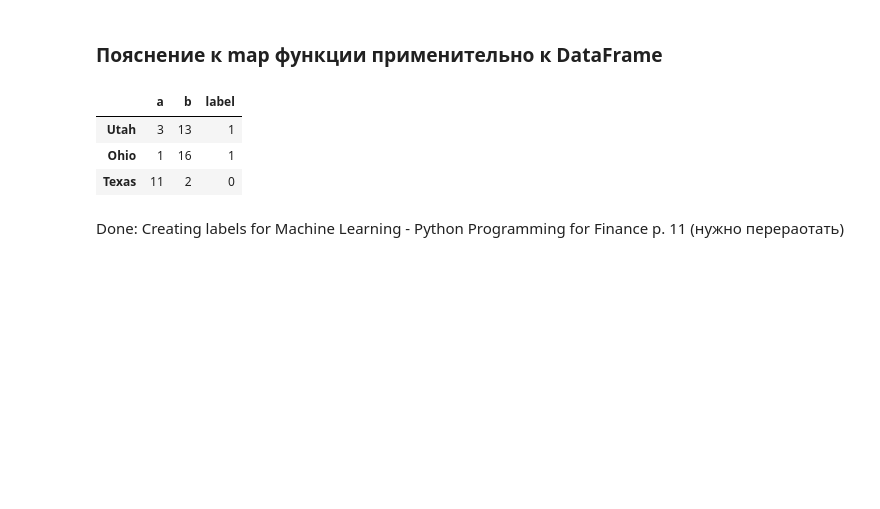
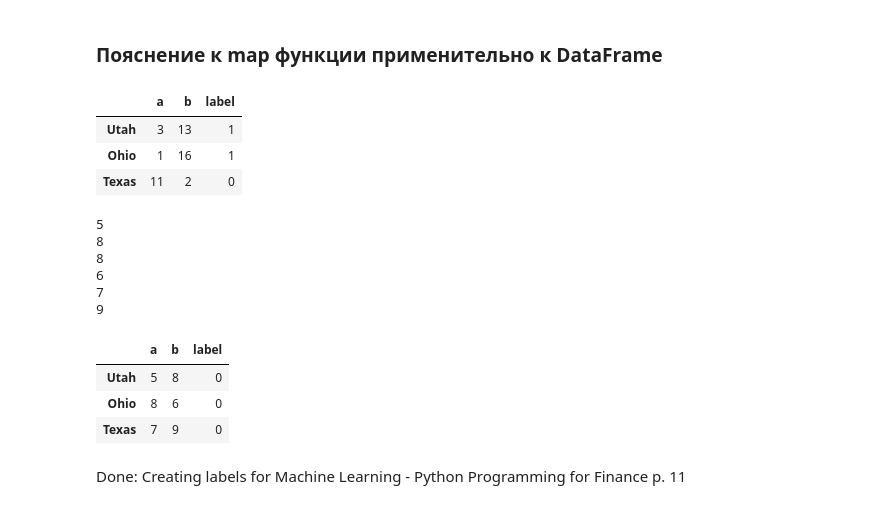
Before and after one commit to balobinp/Finance_sentdex_Python_Programming, a Jupyter notebook: Finance_sentdex_Python_Programming_for_Finance.ipynb, the cells around one changed output. Saved outputs shown, nothing was run; the diff lists cells and outputs as text; code cells hidden in the pictures; blank space fills up the shorter version.

```diff
--- a/Finance_sentdex_Python_Programming_for_Finance.ipynb
+++ b/Finance_sentdex_Python_Programming_for_Finance.ipynb
@@ -377,7 +399,35 @@ test_df
 | Utah | 3 | 13 | 1 |
 | Ohio | 1 | 16 | 1 |
 | Texas | 11 | 2 | 0 |
+# %%
+#В данном примере если хоть одно из значений переданных колонок больше requirement, то функця вернет 1,
+#если хоть одно из значений переданных колонок меньше -requirement, то функция вернет -1
+from pandas import Series, DataFrame
+import numpy as np
+test_df=DataFrame(np.random.randint(1,17,size=6).reshape((3,2)) ,columns=list('ab'),index=['Utah','Ohio','Texas'])
+def create_labels(*args):
+    cols = [c for c in args]
+    requirement = 10
+    for col in cols:
+        print(col)
+        if col > requirement:
+            return 1
+        if col < -requirement:
+            return -1
+    return 0
+test_df['label']=list(map(create_labels,test_df['a'],test_df['b']))
+test_df
+# %% [output]
+5
+8
+8
+6
+7
+9
+|  | a | b | label |
+| Utah | 5 | 8 | 0 |
+| Ohio | 8 | 6 | 0 |
+| Texas | 7 | 9 | 0 |
 # %% [markdown]
 Done:
 Creating labels for Machine Learning - Python Programming for Finance p. 11
-(нужно перераотать)
```
Also changed, not shown: parts of 1 cell of this notebook.
